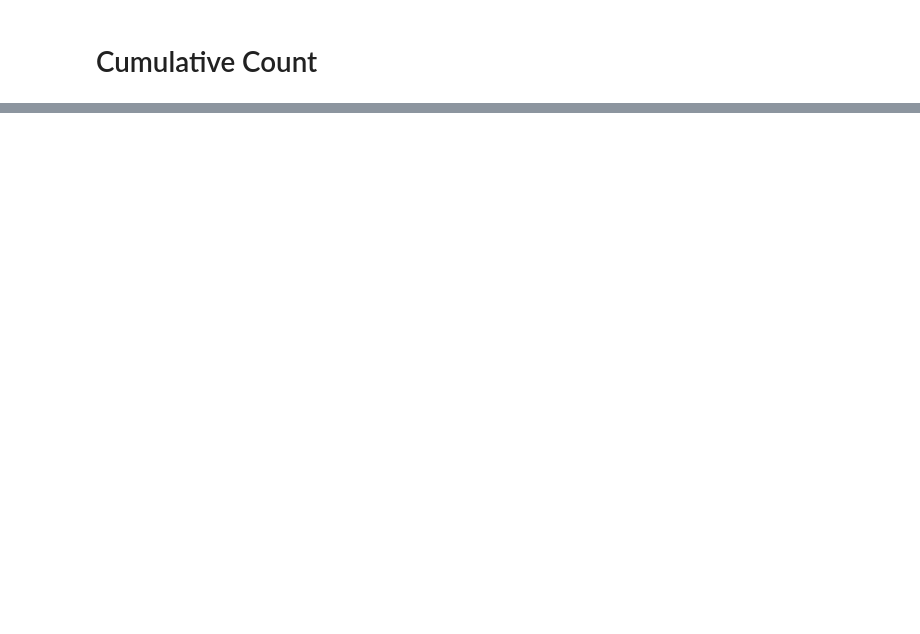
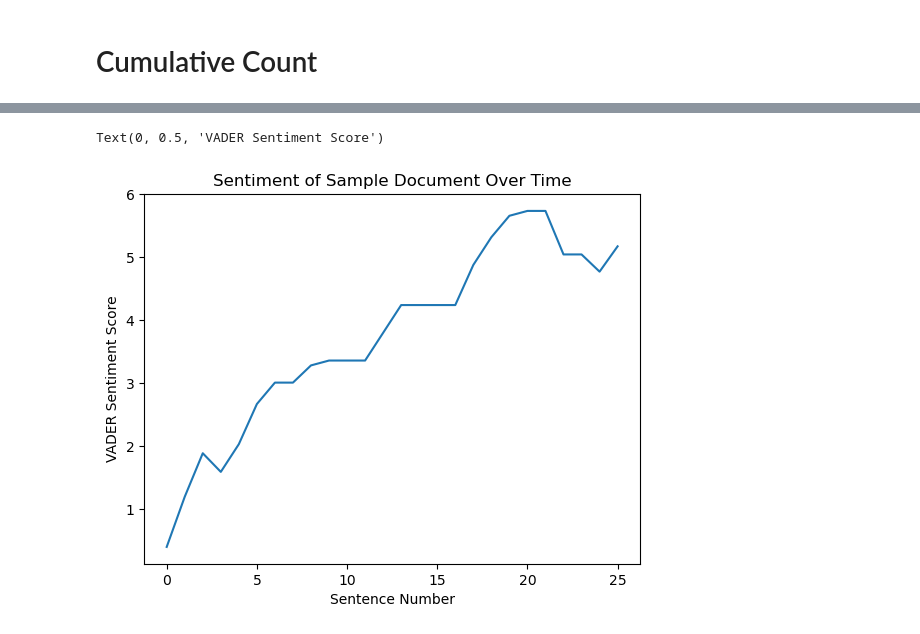
Before and after one commit to j-max/writing_analysis, a Jupyter notebook: python/writing_analysis.ipynb, the cells around one changed output, grey strips where cells are left out. Cells and saved outputs as stored; diff of their text form; code cells hidden in the pictures; blank space fills up the shorter version.

```diff
--- a/python/writing_analysis.ipynb
+++ b/python/writing_analysis.ipynb
@@ -137,0 +159,10 @@ ax.plot(
+# %%
+fig, ax = plt.subplots()
+
+ax.plot(range(document.sentence_count), cumulative_sentiment)
+ax.set_title("Sentiment of Sample Document Over Time")
+ax.set_xlabel("Sentence Number")
+ax.set_ylabel("VADER Sentiment Score")
+# %% [output]
+Text(0, 0.5, 'VADER Sentiment Score')
+[figure, added]
```
Also changed, not shown: parts of 11 cells of this notebook, 2 other files.
